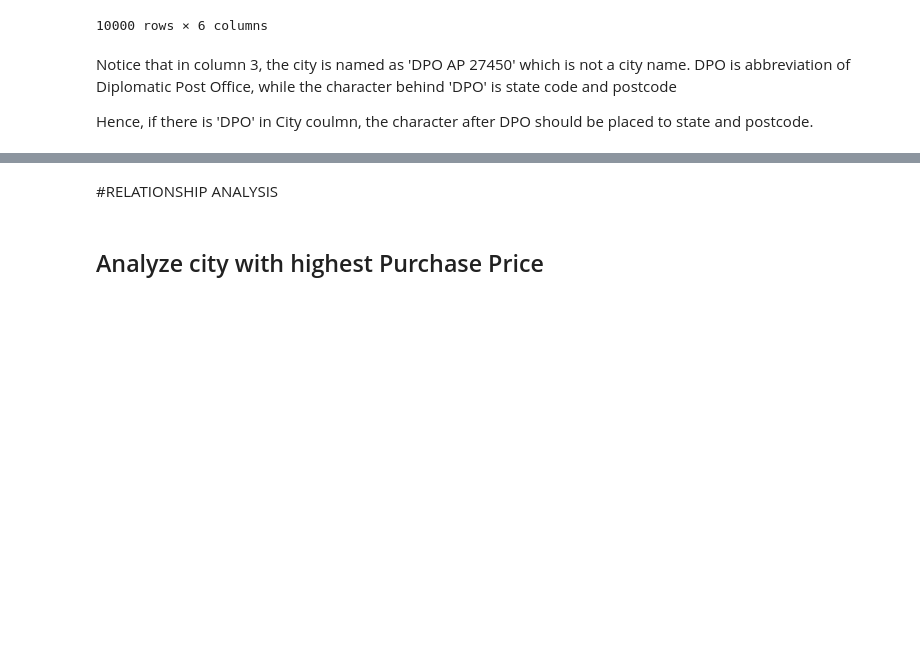
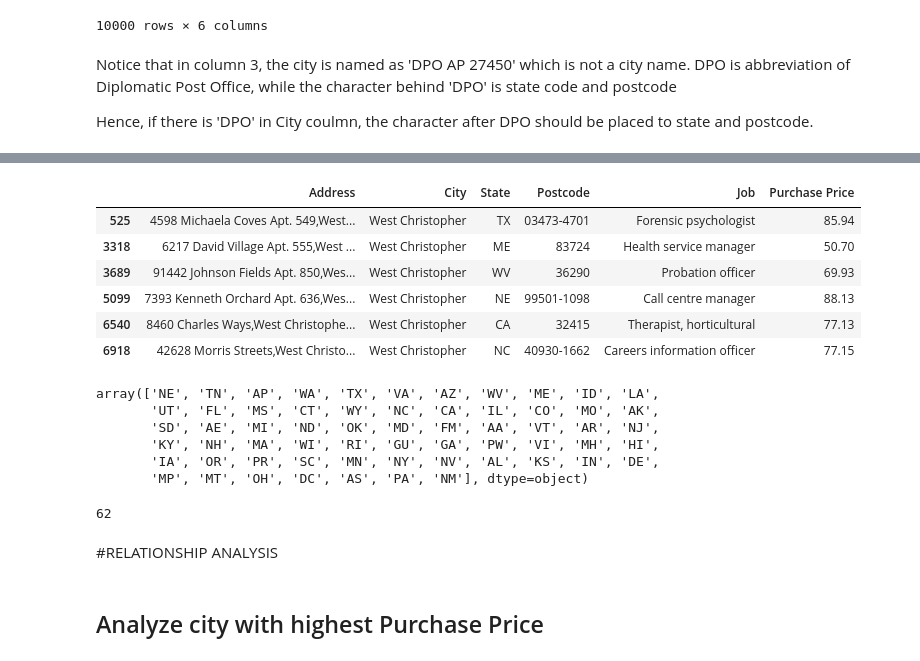
Before and after one commit to mmalik17/Sales-Analysis, a Jupyter notebook: Basic_ecommerce_purchase.ipynb, the cells around one changed output, grey strips where cells are left out. Cells and saved outputs as stored; diff of their text form; code cells hidden in the pictures; blank space fills up the shorter version.

```diff
--- a/Basic_ecommerce_purchase.ipynb
+++ b/Basic_ecommerce_purchase.ipynb
@@ -228,3 +329,26 @@ See the caveats in the documentation: https://pandas.pydata.org/pandas-docs/stab
+# %%
+df[df['City']=='West Christopher']
+# %% [output]
+|  | Address | City | State | Postcode | Job | Purchase Price |
+| 525 | 4598 Michaela Coves Apt. 549,West... | West Christopher | TX | 03473-4701 | Forensic psychologist | 85.94 |
+| 3318 | 6217 David Village Apt. 555,West ... | West Christopher | ME | 83724 | Health service manager | 50.70 |
+| 3689 | 91442 Johnson Fields Apt. 850,Wes... | West Christopher | WV | 36290 | Probation officer | 69.93 |
+| 5099 | 7393 Kenneth Orchard Apt. 636,Wes... | West Christopher | NE | 99501-1098 | Call centre manager | 88.13 |
+| 6540 | 8460 Charles Ways,West Christophe... | West Christopher | CA | 32415 | Therapist, horticultural | 77.13 |
+| 6918 | 42628 Morris Streets,West Christo... | West Christopher | NC | 40930-1662 | Careers information officer | 77.15 |
+# %%
+df['State'].unique()
+# %% [output]
+array(['NE', 'TN', 'AP', 'WA', 'TX', 'VA', 'AZ', 'WV', 'ME', 'ID', 'LA',
+       'UT', 'FL', 'MS', 'CT', 'WY', 'NC', 'CA', 'IL', 'CO', 'MO', 'AK',
+       'SD', 'AE', 'MI', 'ND', 'OK', 'MD', 'FM', 'AA', 'VT', 'AR', 'NJ',
+       'KY', 'NH', 'MA', 'WI', 'RI', 'GU', 'GA', 'PW', 'VI', 'MH', 'HI',
+       'IA', 'OR', 'PR', 'SC', 'MN', 'NY', 'NV', 'AL', 'KS', 'IN', 'DE',
+       'MP', 'MT', 'OH', 'DC', 'AS', 'PA', 'NM'], dtype=object)
+# %%
+df['State'].nunique()
+# %% [output]
+62
 # %% [markdown]
 #RELATIONSHIP ANALYSIS
 # %% [markdown]
```
Also changed, not shown: parts of 22 cells of this notebook.
